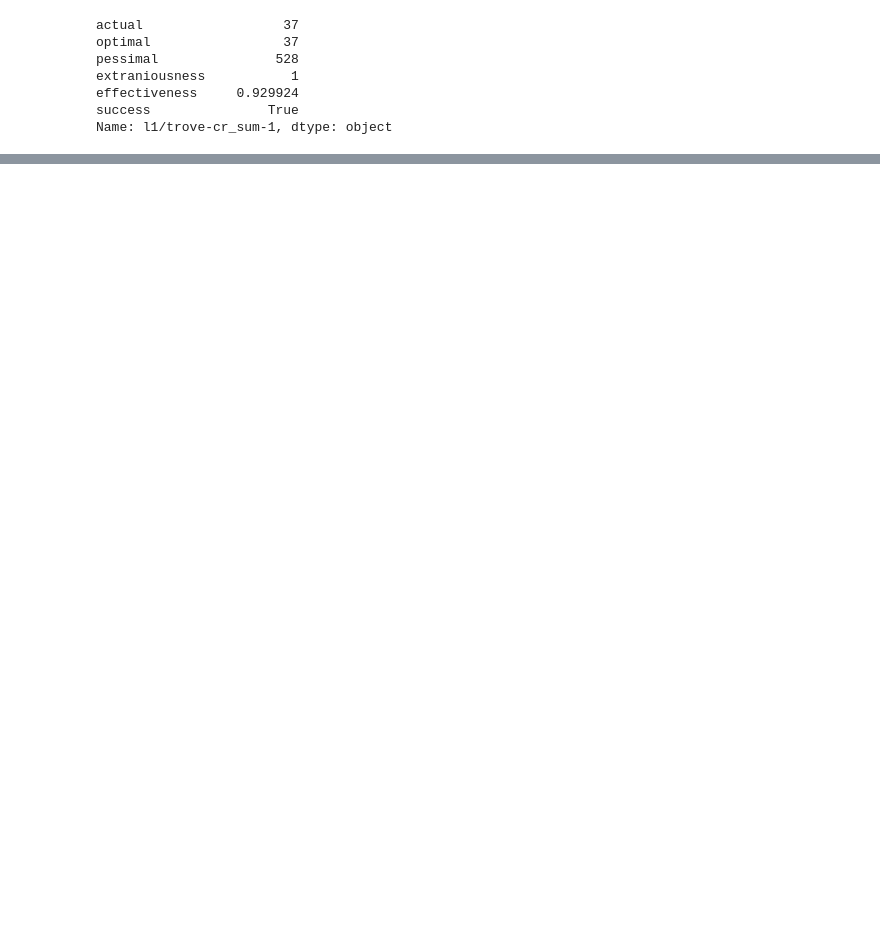
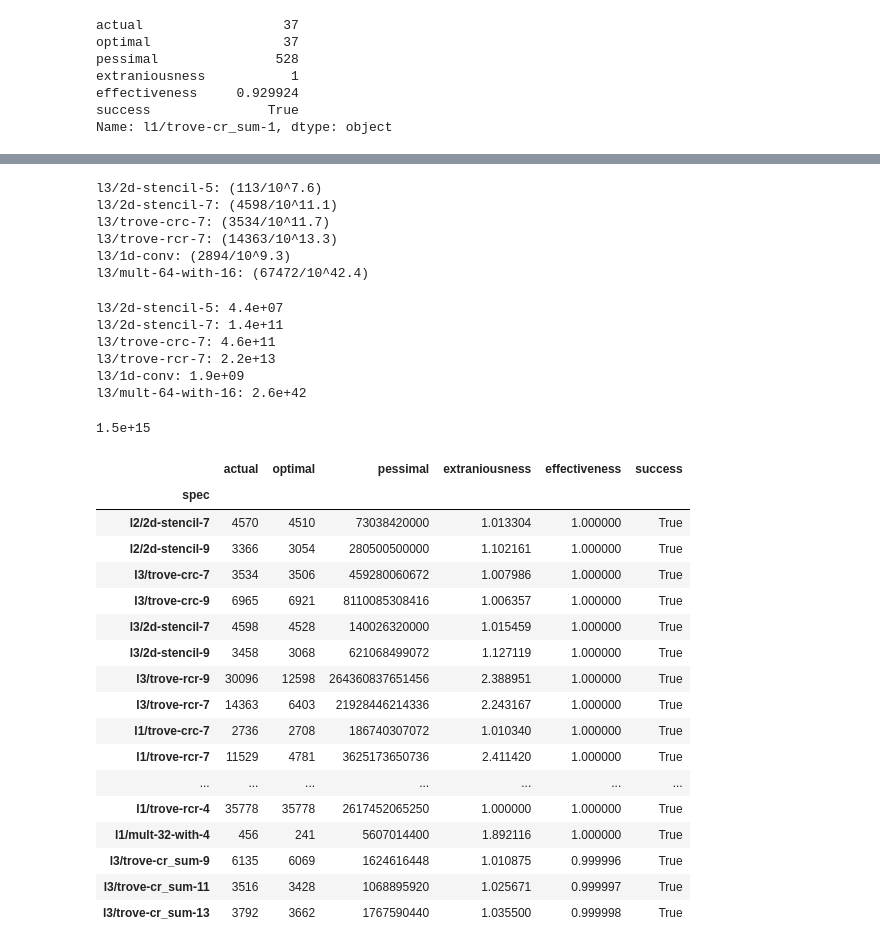
Before and after one commit to krzysz00/swizzleflow, a Jupyter notebook: notebooks/2020-10-29-pruning-goodness.ipynb, the cells around one changed output, grey strips where cells are left out. Saved outputs shown, nothing was run; the diff lists cells and outputs as text; code cells hidden in the pictures; blank space fills up the shorter version.

```diff
--- a/notebooks/2020-10-29-pruning-goodness.ipynb
+++ b/notebooks/2020-10-29-pruning-goodness.ipynb
@@ -11,7 +11,7 @@ import numpy as np
 # %%
 %matplotlib inline
 # %%
-raw_data = utils.fetch("2020-10-29-quals-loads-only-n_options")
+raw_data = utils.fetch("2020-11-05-quals-talk-more-experiments-loads-only")
 # %%
 data = extraction.search_stats(raw_data)
 # %%
@@ -27,20 +27,14 @@ import functools
 def pessimal_reduce(lst):
     return functools.reduce(lambda acc, s: acc + s * acc, lst)
 # %%
-accum = []
-search_dat = extraction.search_info(raw_data)
-for k, df in data.items():
+def search_goodness_stats(df):
     optimal = df['n_options'] * pd.concat([pd.Series([1]), df['in_solution'].iloc[:-1]]).reset_index(drop=True)
     actual = df['tested']
     pessimal = pessimal_reduce(df['n_options'][:-1].to_list())
     actual_count = actual[:-1].sum()
     optimal_count = optimal[:-1].sum()
-    #print(f"k: {k}, actual: {actual_count}, optimal: {optimal_count}, pessimal: {pessimal}, factor: { actual_count / optimal_count}, effectiveness: {1.0 - (actual_count / pessimal)}")
-    accum.append({"spec": k, "actual": actual_count,
-               "optimal": optimal_count,
-               "pessimal": pessimal,
-               "extraniousness": actual_count / optimal_count,
-               "effectiveness": 1 - (actual_count / pessimal),
-               "success": search_dat['success'][k]})
-pruning_df = pd.DataFrame(accum).set_index("spec")
-pruning_df
+    return {"actual": actual_count,
+            "optimal": optimal_count,
+            "pessimal": pessimal,
+            "extraniousness": actual_count / optimal_count,
+            "effectiveness": 1 - (actual_count / pessimal)}
@@ -65,0 +41,10 @@ pruning_df
+# %%
+accum = []
+search_dat = extraction.search_info(raw_data)
+for k, df in data.items():
+    res = search_goodness_stats(df)
+    res["spec"] = k
+    res["success"] = search_dat['success'][k]
+    accum.append(res)
+pruning_df = pd.DataFrame(accum).set_index("spec")
+pruning_df
@@ -109,0 +169,45 @@ successful["pessimal"].median()
+# %%
+for r in tbl_dat.index:
+    print(f"{r}: ({tbl_dat['actual'][r]}/10^{np.log(tbl_dat['pessimal'][r] * 1.0)/np.log(10):.1f})")
+# %% [output]
+l3/2d-stencil-5: (113/10^7.6)
+l3/2d-stencil-7: (4598/10^11.1)
+l3/trove-crc-7: (3534/10^11.7)
+l3/trove-rcr-7: (14363/10^13.3)
+l3/1d-conv: (2894/10^9.3)
+l3/mult-64-with-16: (67472/10^42.4)
+# %%
+for r in tbl_dat.index:
+    print(f"{r}: {tbl_dat['pessimal'][r] * 1.0:.2}")
+# %% [output]
+l3/2d-stencil-5: 4.4e+07
+l3/2d-stencil-7: 1.4e+11
+l3/trove-crc-7: 4.6e+11
+l3/trove-rcr-7: 2.2e+13
+l3/1d-conv: 1.9e+09
+l3/mult-64-with-16: 2.6e+42
+# %%
+print(f"{hvx_stats['pessimal'] * 1.0:.2}")
+# %% [output]
+1.5e+15
+# %%
+successful
+# %% [output]
+|  | actual | optimal | pessimal | extraniousness | effectiveness | success |
+| spec |  |  |  |  |  |  |
+| l2/2d-stencil-7 | 4570 | 4510 | 73038420000 | 1.013304 | 1.000000 | True |
+| l2/2d-stencil-9 | 3366 | 3054 | 280500500000 | 1.102161 | 1.000000 | True |
+| l3/trove-crc-7 | 3534 | 3506 | 459280060672 | 1.007986 | 1.000000 | True |
+| l3/trove-crc-9 | 6965 | 6921 | 8110085308416 | 1.006357 | 1.000000 | True |
+| l3/2d-stencil-7 | 4598 | 4528 | 140026320000 | 1.015459 | 1.000000 | True |
+| l3/2d-stencil-9 | 3458 | 3068 | 621068499072 | 1.127119 | 1.000000 | True |
+| l3/trove-rcr-9 | 30096 | 12598 | 264360837651456 | 2.388951 | 1.000000 | True |
+| l3/trove-rcr-7 | 14363 | 6403 | 21928446214336 | 2.243167 | 1.000000 | True |
+| l1/trove-crc-7 | 2736 | 2708 | 186740307072 | 1.010340 | 1.000000 | True |
+| l1/trove-rcr-7 | 11529 | 4781 | 3625173650736 | 2.411420 | 1.000000 | True |
+| ... | ... | ... | ... | ... | ... | ... |
+| l1/trove-rcr-4 | 35778 | 35778 | 2617452065250 | 1.000000 | 1.000000 | True |
+| l1/mult-32-with-4 | 456 | 241 | 5607014400 | 1.892116 | 1.000000 | True |
+| l3/trove-cr_sum-9 | 6135 | 6069 | 1624616448 | 1.010875 | 0.999996 | True |
+| l3/trove-cr_sum-11 | 3516 | 3428 | 1068895920 | 1.025671 | 0.999997 | True |
+| l3/trove-cr_sum-13 | 3792 | 3662 | 1767590440 | 1.035500 | 0.999998 | True |
```
Also changed, not shown: parts of 20 cells of this notebook, 24 other files.
